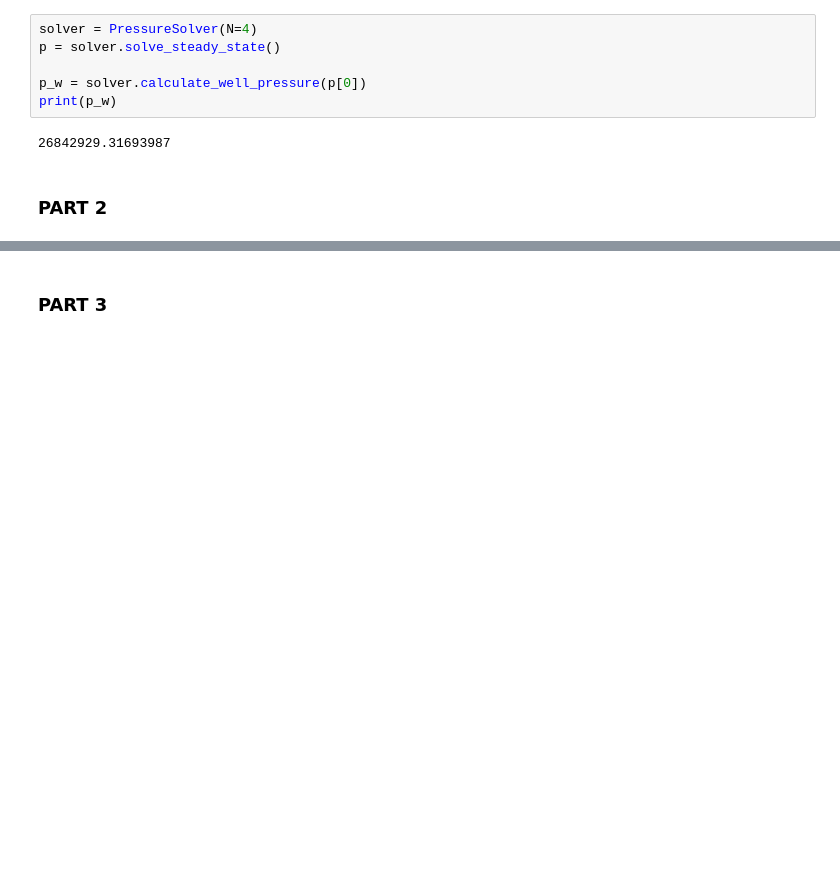
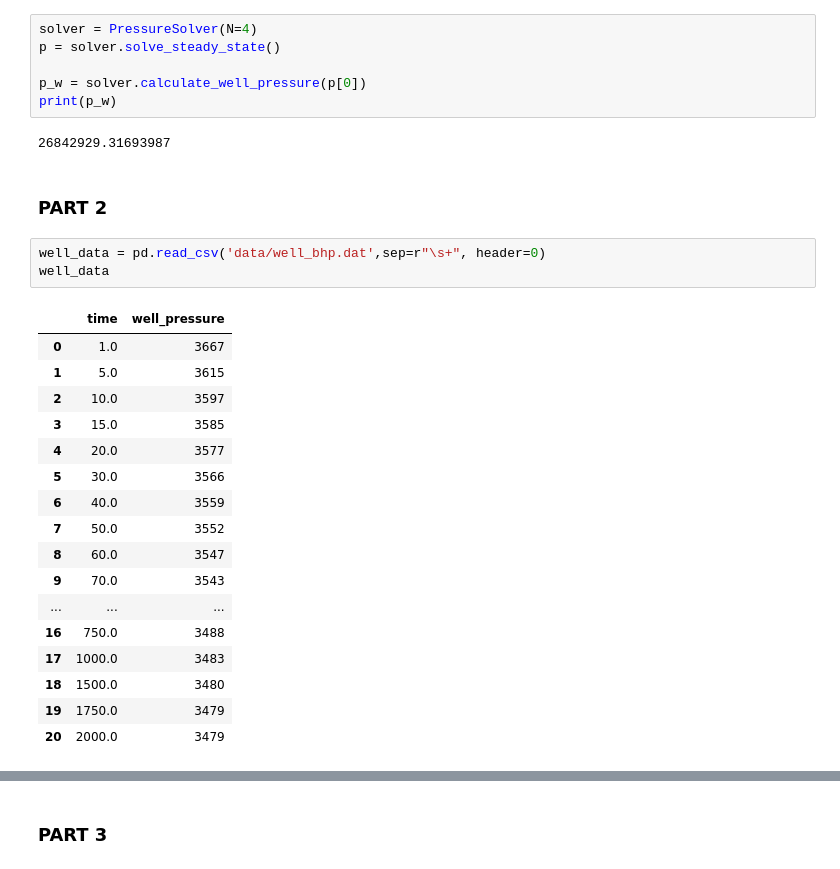
Before and after one commit to mosinek/MOD510, a Jupyter notebook: project2_our.ipynb, the cells around one changed output, grey strips where cells are left out. Cells and saved outputs as stored; diff of their text form; blank space fills up the shorter version.

```diff
--- a/project2_our.ipynb
+++ b/project2_our.ipynb
@@ -655,3 +657,24 @@ print(p_w)
 26842929.31693987
 # %% [markdown]
 ### PART 2
+# %%
+well_data = pd.read_csv('data/well_bhp.dat',sep=r"\s+", header=0)
+well_data
+# %% [output]
+|  | time | well_pressure |
+| 0 | 1.0 | 3667 |
+| 1 | 5.0 | 3615 |
+| 2 | 10.0 | 3597 |
+| 3 | 15.0 | 3585 |
+| 4 | 20.0 | 3577 |
+| 5 | 30.0 | 3566 |
+| 6 | 40.0 | 3559 |
+| 7 | 50.0 | 3552 |
+| 8 | 60.0 | 3547 |
+| 9 | 70.0 | 3543 |
+| ... | ... | ... |
+| 16 | 750.0 | 3488 |
+| 17 | 1000.0 | 3483 |
+| 18 | 1500.0 | 3480 |
+| 19 | 1750.0 | 3479 |
+| 20 | 2000.0 | 3479 |
```
Also changed, not shown: parts of 18 cells of this notebook.
